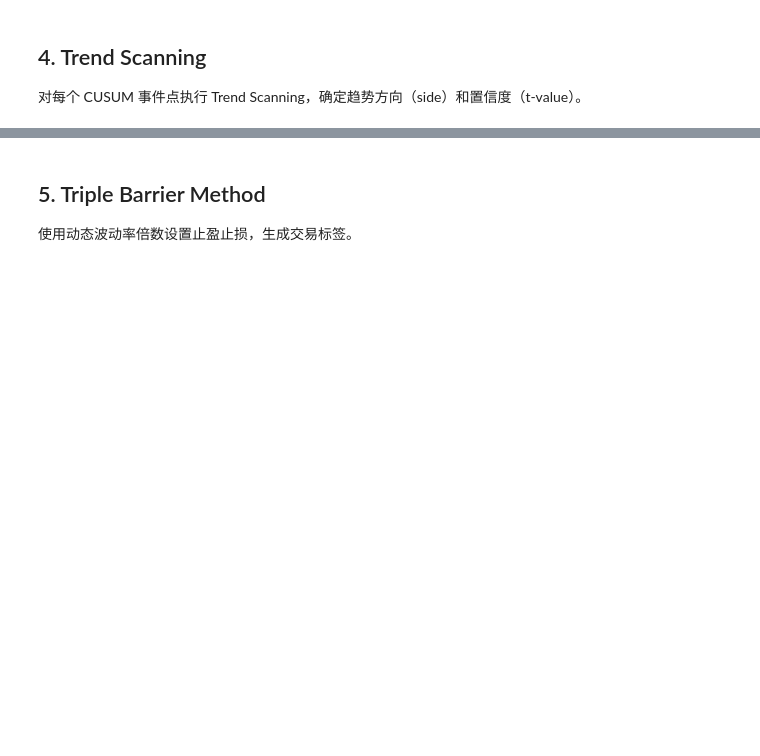
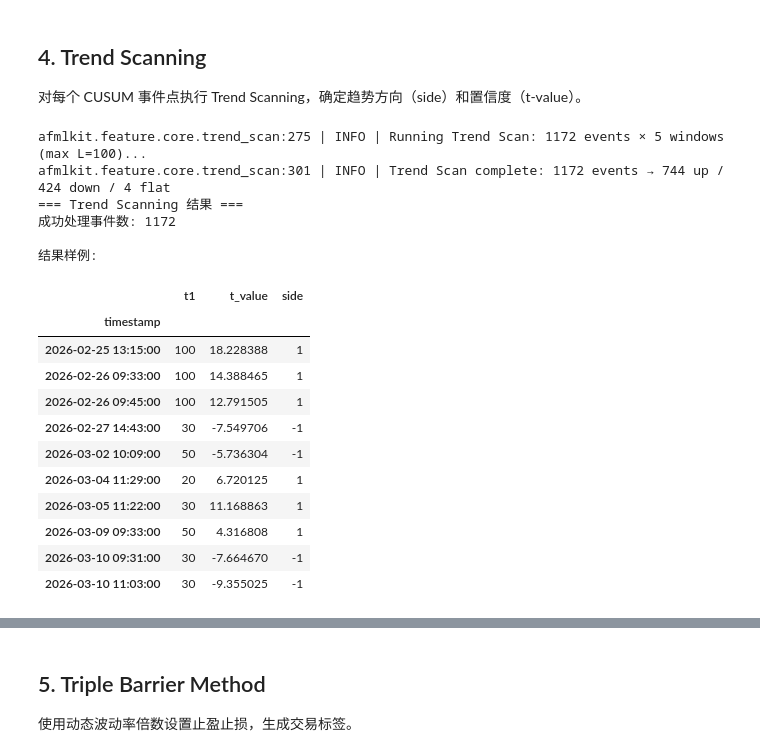
Before and after one commit to jieyujing/AFML, a Jupyter notebook: notebooks/MVP_AFML_Validation.ipynb, the cells around one changed output, grey strips where cells are left out. Drawn from its saved outputs; the diff is of its cells as text; code cells hidden in the pictures; blank space fills up the shorter version.

```diff
--- a/notebooks/MVP_AFML_Validation.ipynb
+++ b/notebooks/MVP_AFML_Validation.ipynb
@@ -371,18 +540,37 @@ for i, t in enumerate(event_times[:5]):
 # %%
 # 准备输入数据
 price_series = dollar_bars['close'].copy()
 
 # 执行 Trend Scanning
 trend_df = trend_scan_labels(
     price_series=price_series,
     t_events=event_times,
     L_windows=L_WINDOWS
 )
 
 print(f"=== Trend Scanning 结果 ===")
 print(f"成功处理事件数: {len(trend_df)}")
 print(f"\n结果样例:")
-display(trend_df.head(10))
+display(trend_df.tail(10))
+# %% [output]
+afmlkit.feature.core.trend_scan:275 | INFO | Running Trend Scan: 1172 events × 5 windows (max L=100)...
+afmlkit.feature.core.trend_scan:301 | INFO | Trend Scan complete: 1172 events → 744 up / 424 down / 4 flat
+=== Trend Scanning 结果 ===
+成功处理事件数: 1172
+
+结果样例:
+|  | t1 | t_value | side |
+| timestamp |  |  |  |
+| 2026-02-25 13:15:00 | 100 | 18.228388 | 1 |
+| 2026-02-26 09:33:00 | 100 | 14.388465 | 1 |
+| 2026-02-26 09:45:00 | 100 | 12.791505 | 1 |
+| 2026-02-27 14:43:00 | 30 | -7.549706 | -1 |
+| 2026-03-02 10:09:00 | 50 | -5.736304 | -1 |
+| 2026-03-04 11:29:00 | 20 | 6.720125 | 1 |
+| 2026-03-05 11:22:00 | 30 | 11.168863 | 1 |
+| 2026-03-09 09:33:00 | 50 | 4.316808 | 1 |
+| 2026-03-10 09:31:00 | 30 | -7.664670 | -1 |
+| 2026-03-10 11:03:00 | 30 | -9.355025 | -1 |
 # %%
 # 统计分析
 n_up = (trend_df['side'] == 1).sum()
```
Also changed, not shown: parts of 18 cells of this notebook, 9 other files.
